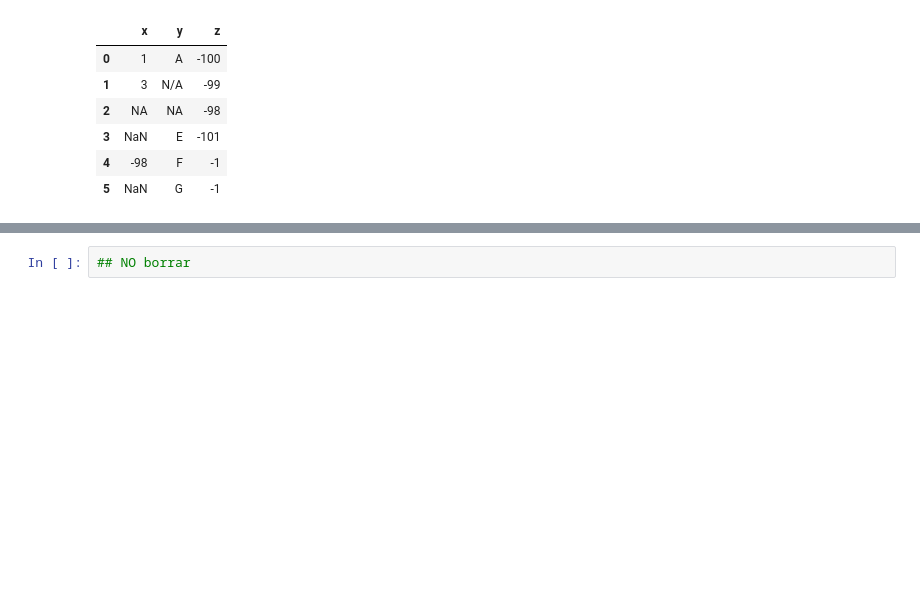
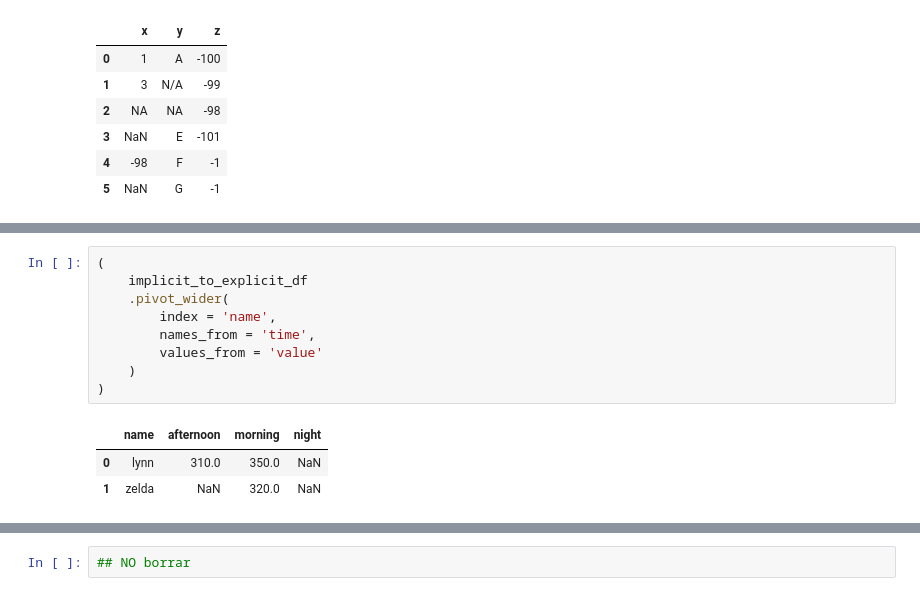
Before and after one commit to Monkey8596/Missing_data_handling-, a Jupyter notebook: notebooks/00Live_exploration.ipynb, the cells around one changed output, grey strips where cells are left out. Cells and saved outputs as stored; diff of their text form; blank space fills up the shorter version.

```diff
--- a/notebooks/00Live_exploration.ipynb
+++ b/notebooks/00Live_exploration.ipynb
@@ -507,0 +526,13 @@ pd.read_csv(
+# %%
+(
+    implicit_to_explicit_df
+    .pivot_wider(
+        index = 'name',
+        names_from = 'time',
+        values_from = 'value'
+    )
+)
+# %% [output]
+|  | name | afternoon | morning | night |
+| 0 | lynn | 310.0 | 350.0 | NaN |
+| 1 | zelda | NaN | 320.0 | NaN |
```
Also changed, not shown: parts of 3 cells of this notebook.
